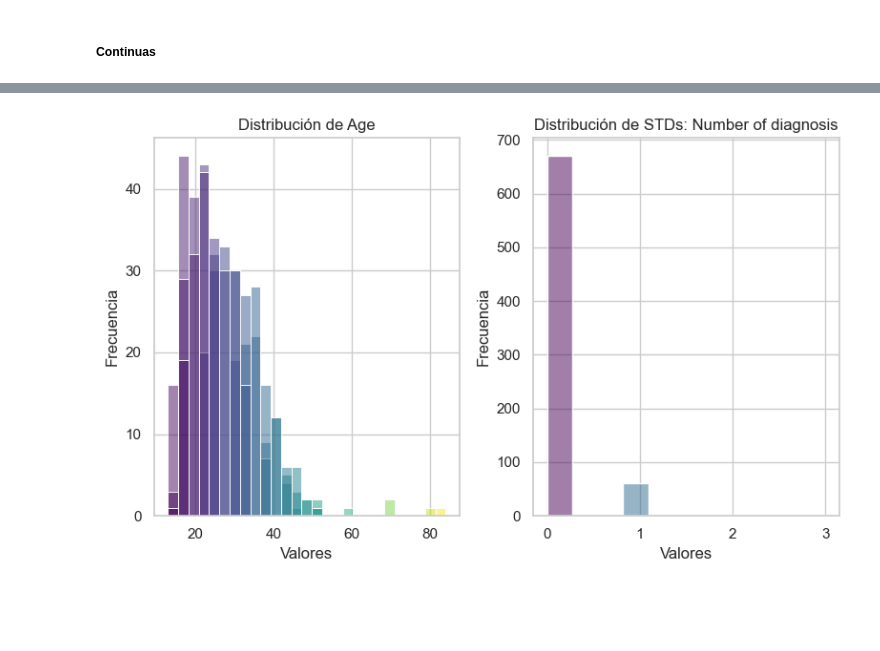
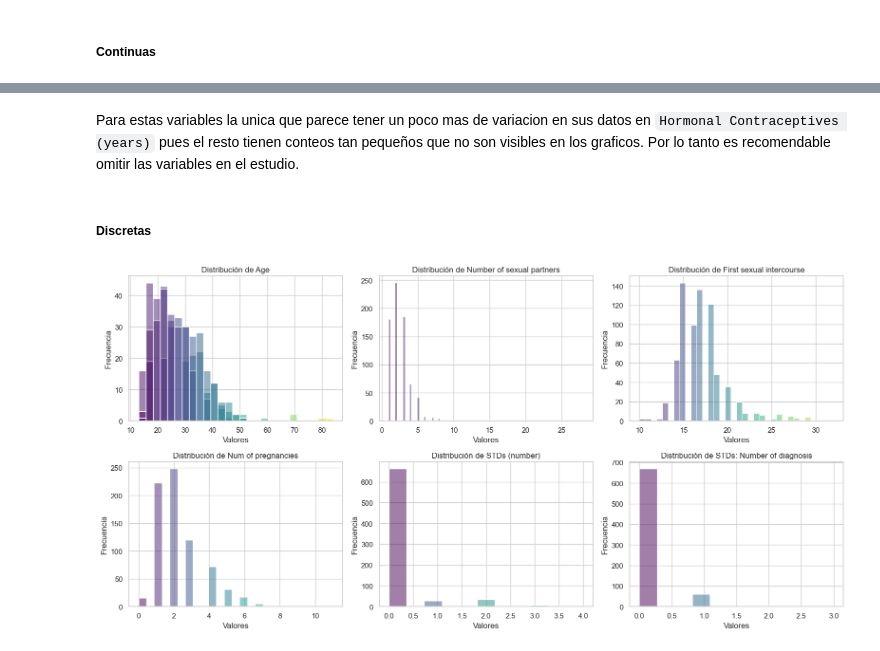
Before and after one commit to LeivaDiego/DataScience-Lab1, a Jupyter notebook: cervical_cancer.ipynb, the cells around one changed output, grey strips where cells are left out. Drawn from its saved outputs; the diff is of its cells as text; code cells hidden in the pictures; blank space fills up the shorter version.

```diff
--- a/cervical_cancer.ipynb
+++ b/cervical_cancer.ipynb
@@ -400,0 +411,4 @@ Otro ejemplo es el `STD's: Number of Diagnostics` donde claramente tendra alta c
+# %%
+final_dataset = data_clean.drop(columns=["STDs:cervical condylomatosis", "STDs:AIDS"])
+
+final_dataset.head()
@@ -462,2 +498,29 @@ plt.tight_layout()
 # %% [markdown]
 ##### Continuas
+# %%
+continuous_qty = len(continuous)
+num_col = 2
+num_rows = (continuous_qty + num_col - 1) // num_col
+
+# Configuracion de la figura
+sns.set_theme(style="whitegrid")
+
+# Crear una figura para múltiples gráficos
+fig, axes = plt.subplots(num_rows, num_col, figsize=(16, 4 * num_rows))
+
+# Flatten the axes array for easy iteration
+axes = axes.flatten()
+
+# Plot each binary variable as a bar graph
+for i, col in enumerate(continuous):
+    ax = axes[i]
+    sns.histplot(x=final_dataset[col], kde=True, hue=final_dataset[col], palette='viridis', ax=ax, legend=False)
+    ax.set_title(f'Distribución de {col}')
+    ax.set_xlabel('Valores')
+    ax.set_ylabel('Frecuencia')
+
+# Remove any empty subplots
+for j in range(i + 1, len(axes)):
+    fig.delaxes(axes[j])
+
+plt.tight_layout()
@@ -464,30 +529,34 @@ plt.tight_layout()
+# %% [markdown]
+Para estas variables la unica que parece tener un poco mas de variacion en sus datos en `Hormonal Contraceptives (years)` pues el resto tienen conteos tan pequeños que no son visibles en los graficos.
+Por lo tanto es recomendable omitir las variables en el estudio.
+# %% [markdown]
+##### Discretas
 # %%
-# Contar las variables cuantitativas discretas en el dataset de entreno
-discrete = [col for col in numerical if data_clean[col].dtype == int and not col in binary]
-
 discrete_qty = len(discrete)
+num_col = 3
+num_rows = (discrete_qty + num_col - 1) // num_col
 
 # Configuracion de la figura
 sns.set_theme(style="whitegrid")
 
 # Crear una figura para múltiples gráficos
-fig, axes = plt.subplots((discrete_qty + 3) // 4, 4, figsize=(16, 5))
+fig, axes = plt.subplots(num_rows, num_col, figsize=(16, 4 * num_rows))
 
 # Flatten the axes array for easy iteration
 axes = axes.flatten()
 
 # Plot each binary variable as a bar graph
 for i, col in enumerate(discrete):
     ax = axes[i]
-    sns.histplot(x=data_clean[col], kde=True, hue=data_clean[col], palette='viridis', ax=ax, legend=False)
+    sns.histplot(x=final_dataset[col], kde=True, hue=final_dataset[col], palette='viridis', ax=ax, legend=False)
     ax.set_title(f'Distribución de {col}')
     ax.set_xlabel('Valores')
     ax.set_ylabel('Frecuencia')
 
 # Remove any empty subplots
 for j in range(i + 1, len(axes)):
     fig.delaxes(axes[j])
 
 plt.tight_layout()
 # %% [output]
-[figure, old version]
+[figure, new version]
```
Also changed, not shown: parts of 32 cells of this notebook.
